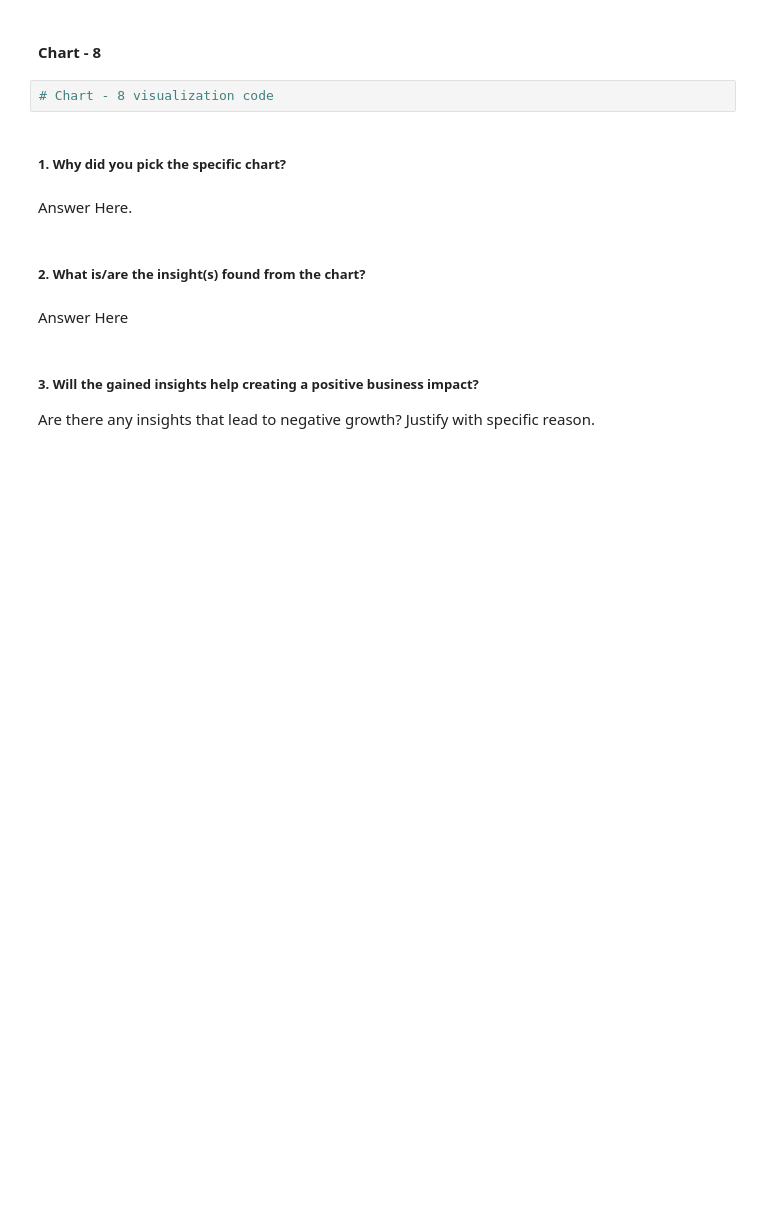
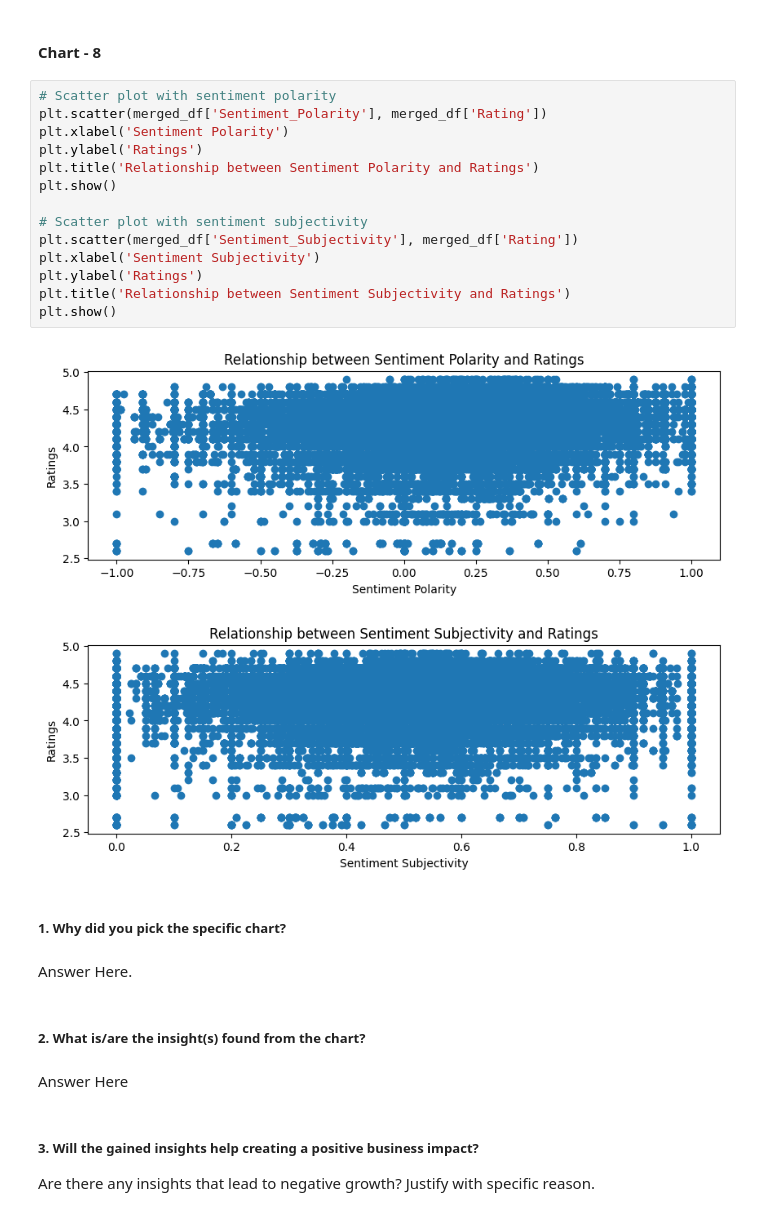
Before and after one commit to JatinKrRana/Alma_Better-Capstone_Project_1, a Jupyter notebook: Play_Store_App_Review_Analysis.ipynb, the cells around one changed output. Cells and saved outputs as stored; diff of their text form; blank space fills up the shorter version.

```diff
--- a/Play_Store_App_Review_Analysis.ipynb
+++ b/Play_Store_App_Review_Analysis.ipynb
@@ -965,7 +1069,22 @@ Answer Here
 # %% [markdown]
 #### Chart - 8
-# %%
-# Chart - 8 visualization code
+# %%
+# Scatter plot with sentiment polarity
+plt.scatter(merged_df['Sentiment_Polarity'], merged_df['Rating'])
+plt.xlabel('Sentiment Polarity')
+plt.ylabel('Ratings')
+plt.title('Relationship between Sentiment Polarity and Ratings')
+plt.show()
+
+# Scatter plot with sentiment subjectivity
+plt.scatter(merged_df['Sentiment_Subjectivity'], merged_df['Rating'])
+plt.xlabel('Sentiment Subjectivity')
+plt.ylabel('Ratings')
+plt.title('Relationship between Sentiment Subjectivity and Ratings')
+plt.show()
+# %% [output]
+[figure, added]
+[figure, added]
 # %% [markdown]
 ##### 1. Why did you pick the specific chart?
 # %% [markdown]
```
Also changed, not shown: parts of 34 cells of this notebook.
